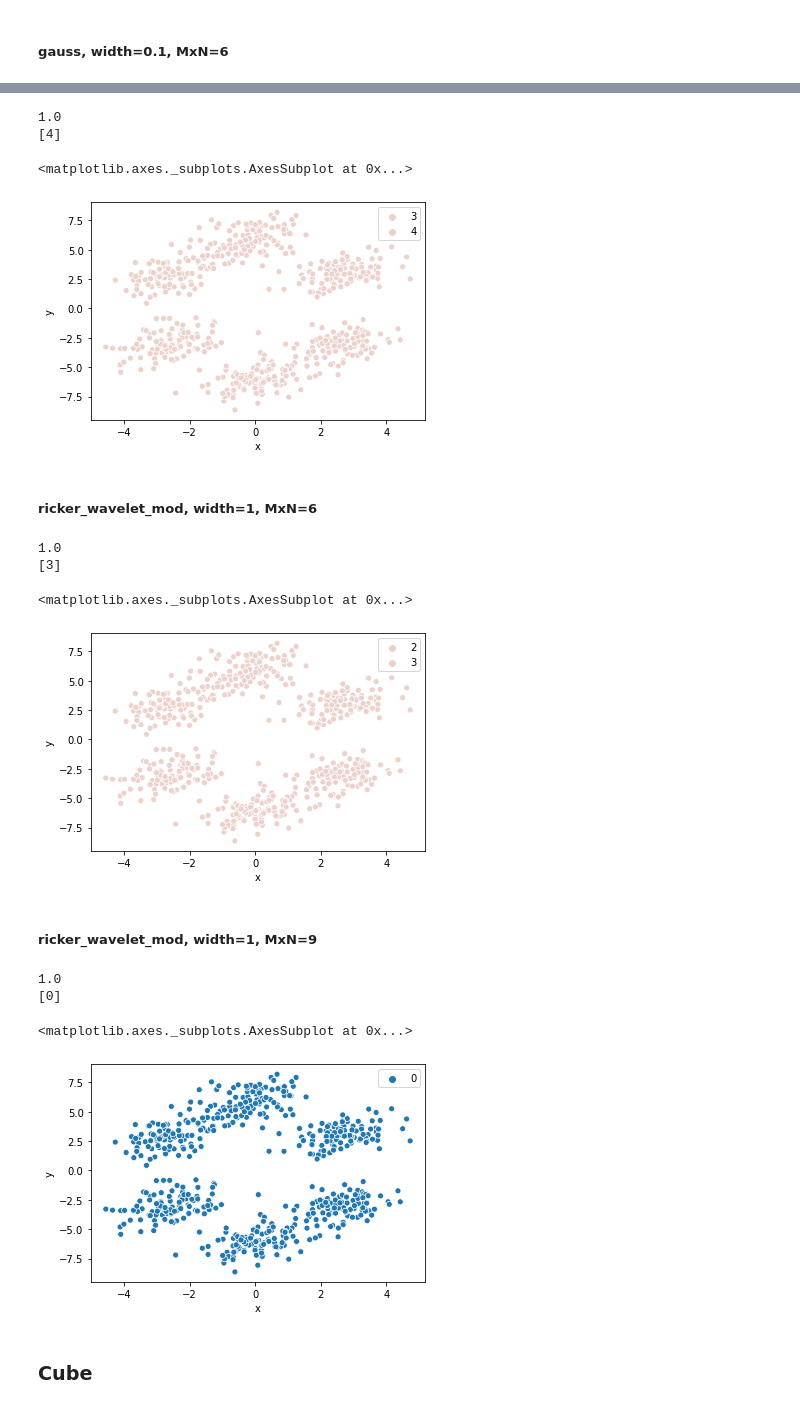
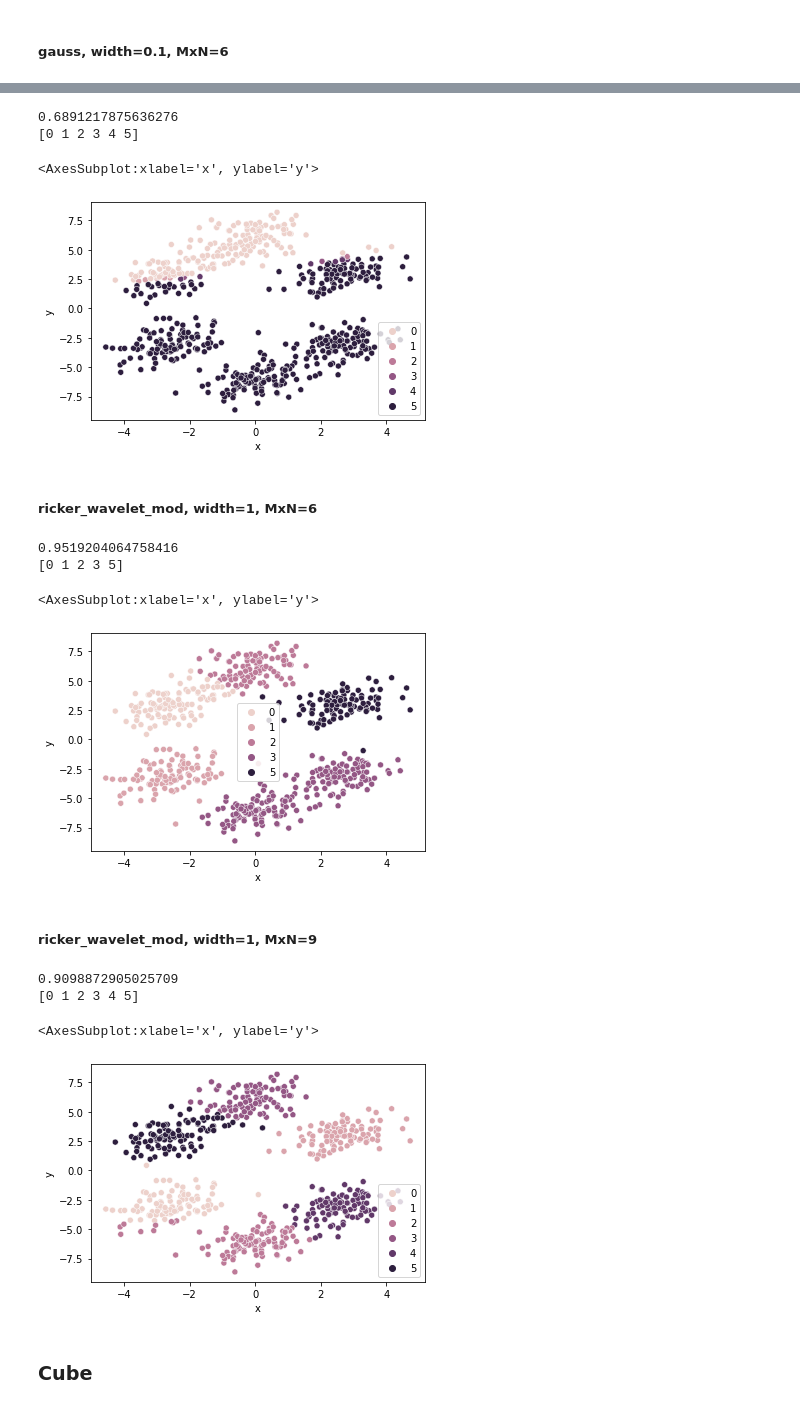
Before and after one commit to niladrem/mioad, a Jupyter notebook: lab07.ipynb, the cells around one changed output, grey strips where cells are left out. Saved outputs shown, nothing was run; the diff lists cells and outputs as text; code cells hidden in the pictures.

```diff
--- a/lab07.ipynb
+++ b/lab07.ipynb
@@ -145,46 +145,46 @@ sns.scatterplot(x='x', y='y', hue=c, data=df)
 # %%
 np.random.seed(2137)
-som = Kohonen(3,2,x)
+som = Kohonen(3,2,x, 0.1)
 c = som.learn(1, neigh_fun=ricker_wavelet)
 print(metrics.completeness_score(df['c'], c))
 print(np.unique(c))
 sns.scatterplot(x='x', y='y', hue=c, data=df)
 # %% [output]
-1.0
-[4]
+0.6891217875636276
+[0 1 2 3 4 5]
-<matplotlib.axes._subplots.AxesSubplot at 0x...>
+<AxesSubplot:xlabel='x', ylabel='y'>
-[figure, old version]
+[figure, new version]
 # %% [markdown]
 ##### ricker_wavelet_mod, width=1, MxN=6
 # %%
 def ricker_wavelet_mod(x, t):
-    return min(max(ricker_wavelet(x, t), 0), 10)
+    return max(ricker_wavelet(x, 1), 0)
 
 np.random.seed(1)
-som = Kohonen(3,2,x)
-c = som.learn(2, neigh_fun=ricker_wavelet_mod)
+som = Kohonen(3,2,x, 1)
+c = som.learn(50, neigh_fun=ricker_wavelet_mod)
 print(metrics.completeness_score(df['c'], c))
 print(np.unique(c))
 sns.scatterplot(x='x', y='y', hue=c, data=df)
 # %% [output]
-1.0
-[3]
+0.9519204064758416
+[0 1 2 3 5]
-<matplotlib.axes._subplots.AxesSubplot at 0x...>
+<AxesSubplot:xlabel='x', ylabel='y'>
-[figure, old version]
+[figure, new version]
 # %% [markdown]
 ##### ricker_wavelet_mod, width=1, MxN=9
 # %%
 np.random.seed(2137)
 som = Kohonen(3,3,x)
-c = som.learn(10, neigh_fun=ricker_wavelet_mod)
+c = som.learn(50, neigh_fun=ricker_wavelet_mod)
 print(metrics.completeness_score(df['c'], c))
 print(np.unique(c))
 sns.scatterplot(x='x', y='y', hue=c, data=df)
 # %% [output]
-1.0
-[0]
+0.9098872905025709
+[0 1 2 3 4 5]
-<matplotlib.axes._subplots.AxesSubplot at 0x...>
+<AxesSubplot:xlabel='x', ylabel='y'>
-[figure, old version]
+[figure, new version]
 # %% [markdown]
 ### Cube
 # %%
```
Also changed, not shown: parts of 14 cells of this notebook.
